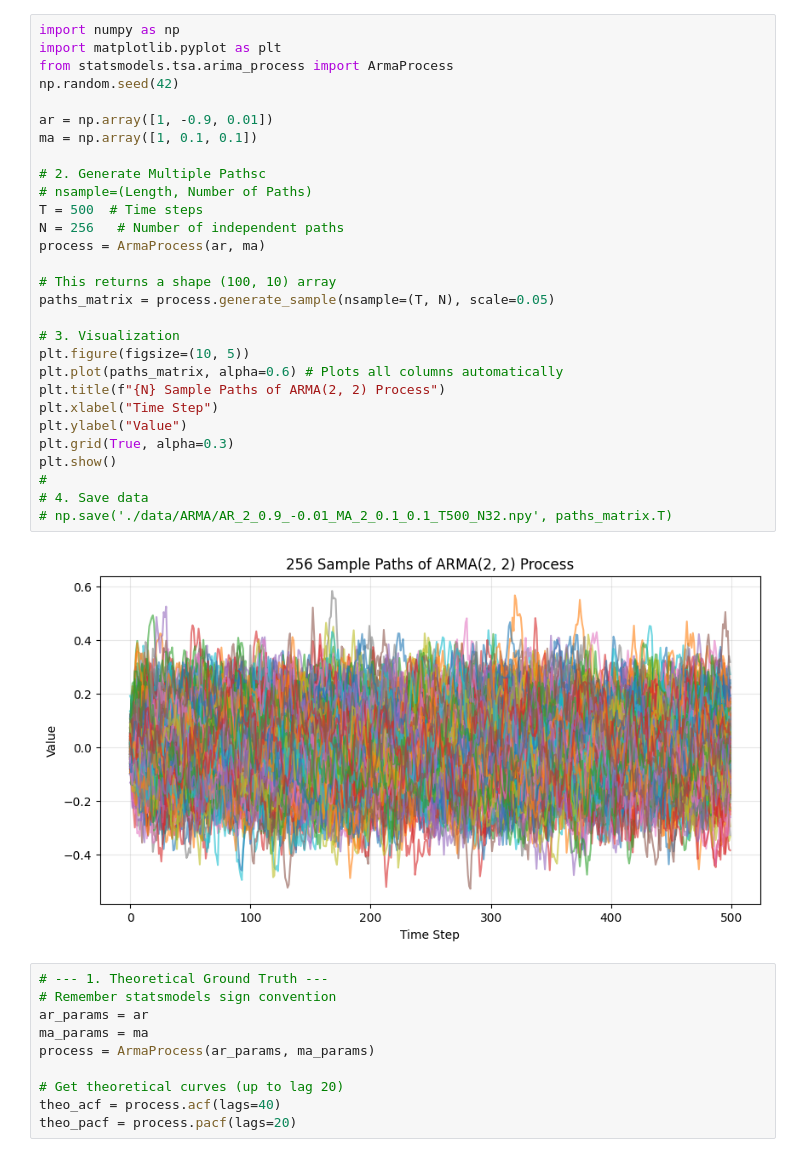
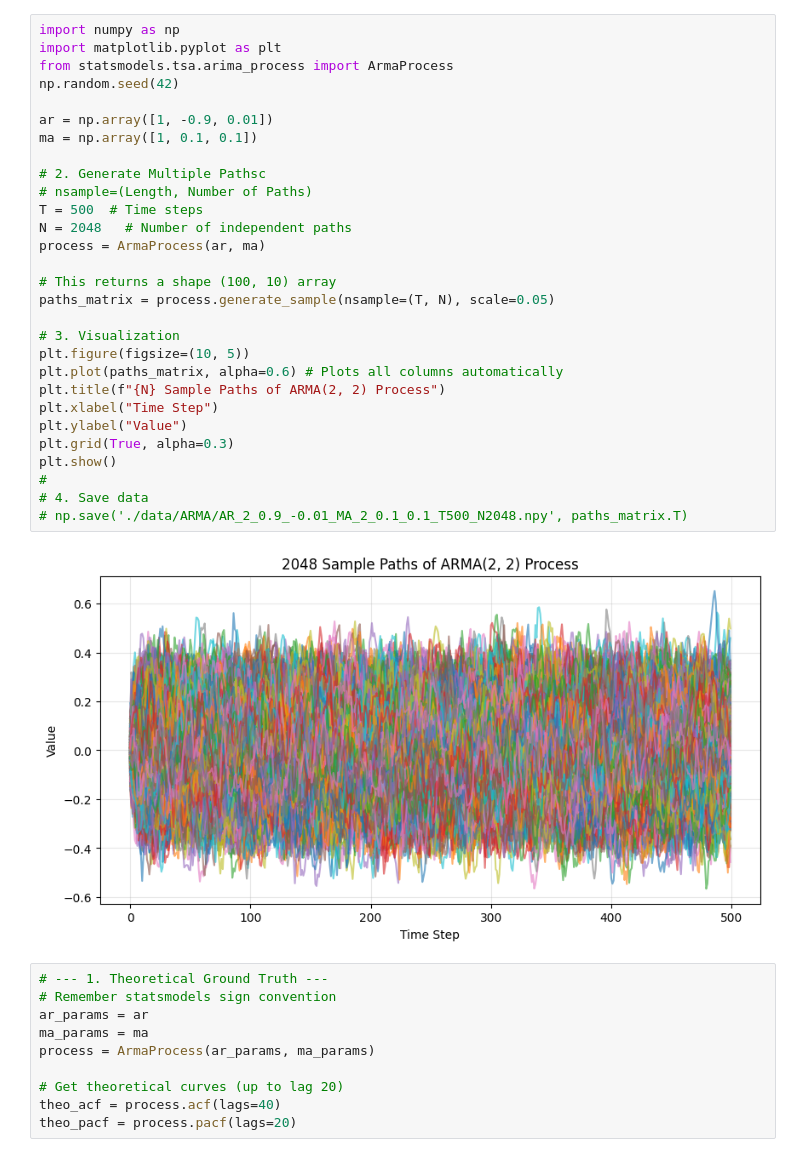
Before and after one commit to aliceitmushuk/adapted_diffusion_MPC, a Jupyter notebook: ARMA.ipynb, the cells around one changed output. Cells and saved outputs as stored; diff of their text form.

Commit message:
finish ARMA and go to mean/var

```diff
--- a/ARMA.ipynb
+++ b/ARMA.ipynb
@@ -1,34 +1,34 @@
 # %%
 import numpy as np
 import matplotlib.pyplot as plt
 from statsmodels.tsa.arima_process import ArmaProcess
 np.random.seed(42)
 
 ar = np.array([1, -0.9, 0.01])
 ma = np.array([1, 0.1, 0.1])
 
 # 2. Generate Multiple Pathsc
 # nsample=(Length, Number of Paths)
 T = 500  # Time steps
-N = 256   # Number of independent paths
+N = 2048   # Number of independent paths
 process = ArmaProcess(ar, ma)
 
 # This returns a shape (100, 10) array
 paths_matrix = process.generate_sample(nsample=(T, N), scale=0.05)
 
 # 3. Visualization
 plt.figure(figsize=(10, 5))
 plt.plot(paths_matrix, alpha=0.6) # Plots all columns automatically
 plt.title(f"{N} Sample Paths of ARMA(2, 2) Process")
 plt.xlabel("Time Step")
 plt.ylabel("Value")
 plt.grid(True, alpha=0.3)
 plt.show()
 #
 # 4. Save data
-# np.save('./data/ARMA/AR_2_0.9_-0.01_MA_2_0.1_0.1_T500_N32.npy', paths_matrix.T)
+# np.save('./data/ARMA/AR_2_0.9_-0.01_MA_2_0.1_0.1_T500_N2048.npy', paths_matrix.T)
 # %% [output]
-[figure, old version]
+[figure, new version]
 # %%
 # --- 1. Theoretical Ground Truth ---
 # Remember statsmodels sign convention
```
Also changed, not shown: parts of 5 cells of this notebook, 1 other file.
